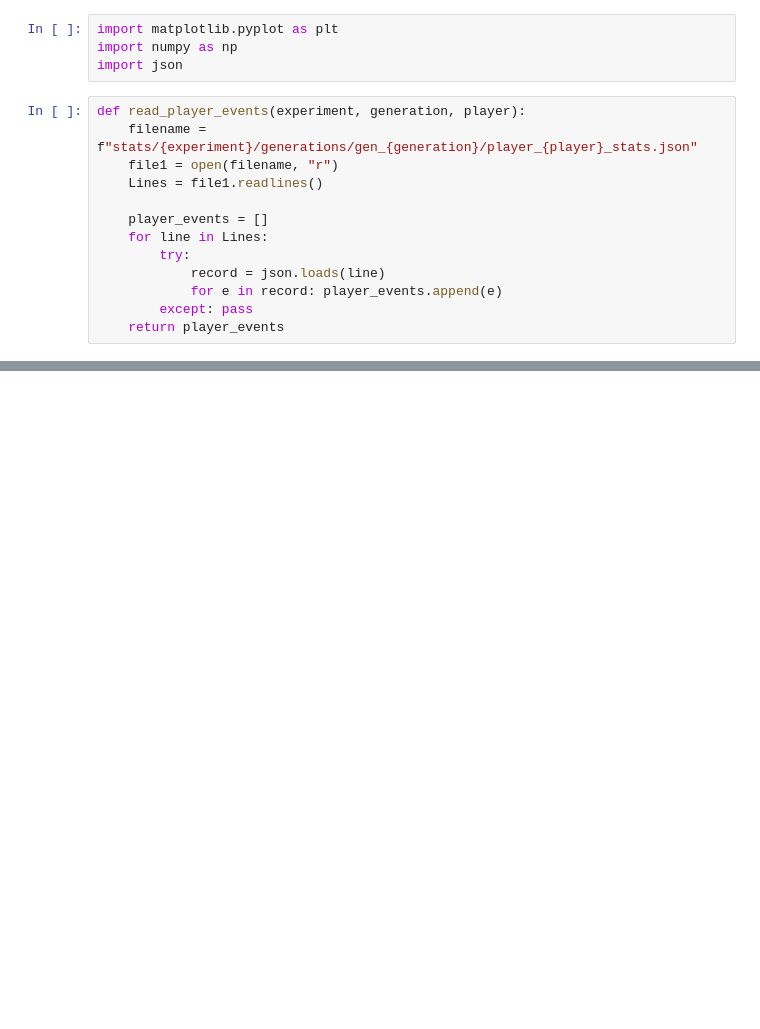
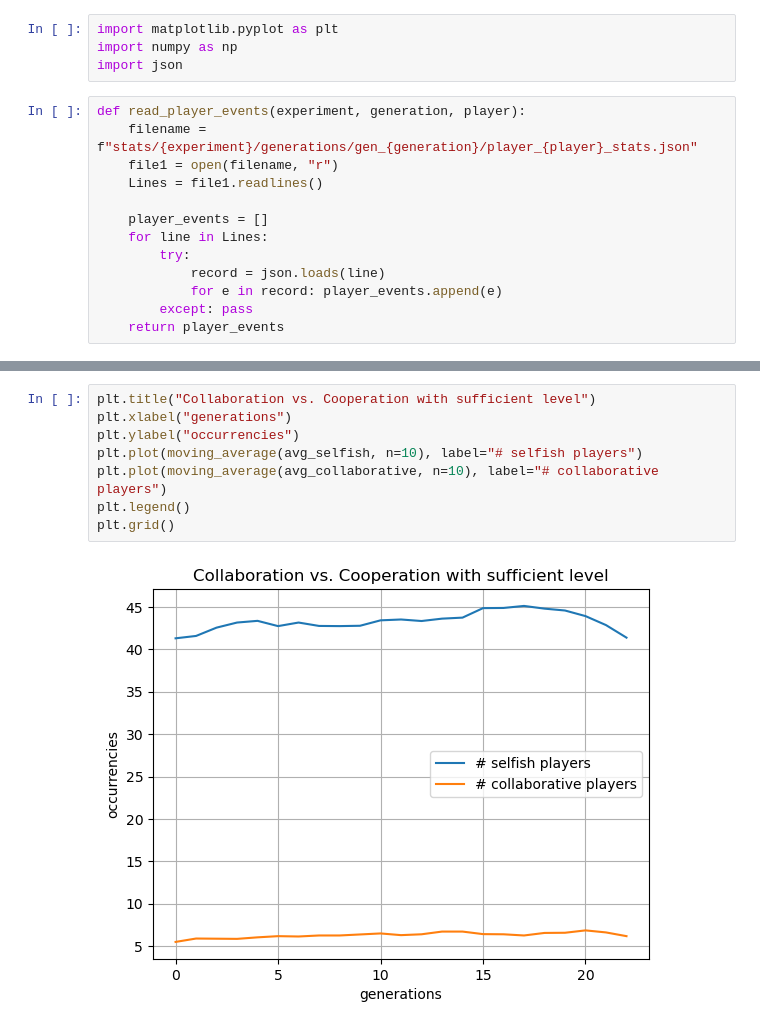
Before and after one commit to halixness/evolutionary-social-dilemma-games, a Jupyter notebook: stats.ipynb, the cells around one changed output, grey strips where cells are left out. Drawn from its saved outputs; the diff is of its cells as text; blank space fills up the shorter version.

Commit message:
further experiments, collaborative behavior

```diff
--- a/stats.ipynb
+++ b/stats.ipynb
@@ -90,0 +97,10 @@ plt.grid()
+# %%
+plt.title("Collaboration vs. Cooperation with sufficient level")
+plt.xlabel("generations")
+plt.ylabel("occurrencies")
+plt.plot(moving_average(avg_selfish, n=10), label="# selfish players")
+plt.plot(moving_average(avg_collaborative, n=10), label="# collaborative players")
+plt.legend()
+plt.grid()
+# %% [output]
+[figure, added]
```
Also changed, not shown: parts of 4 cells of this notebook, 6 other files.
